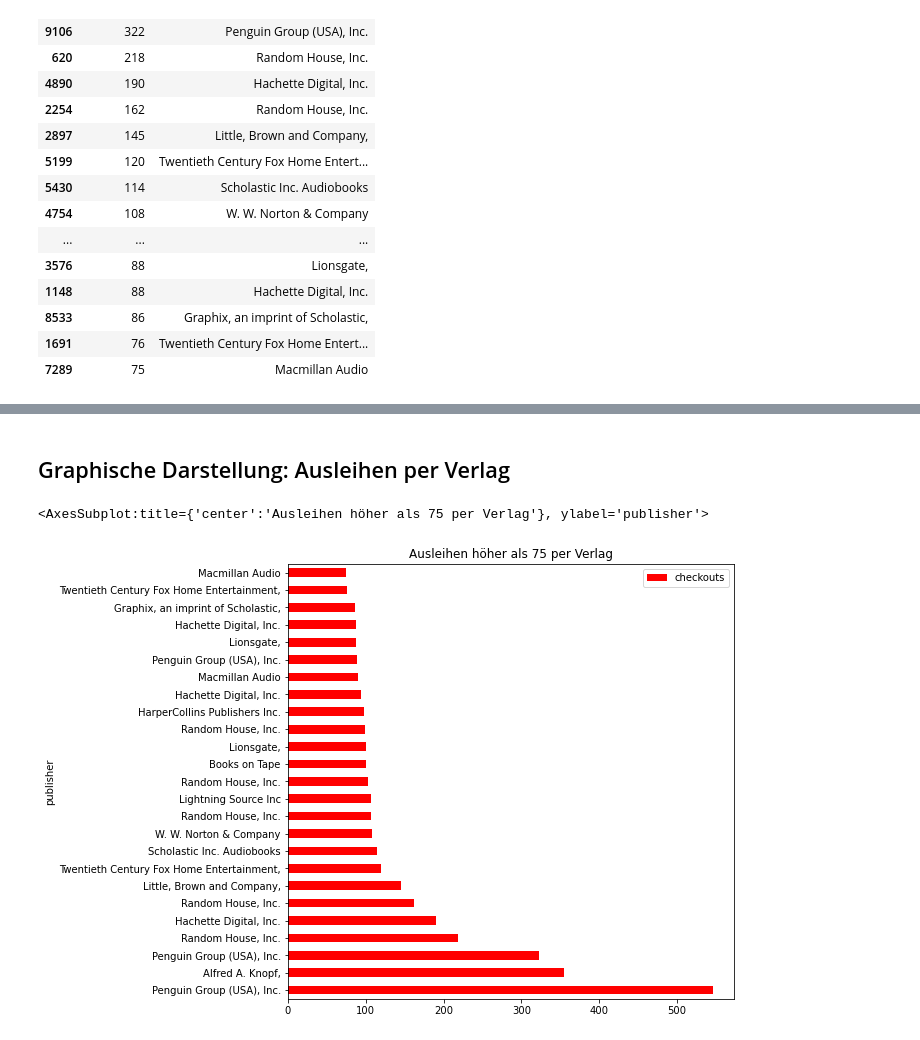
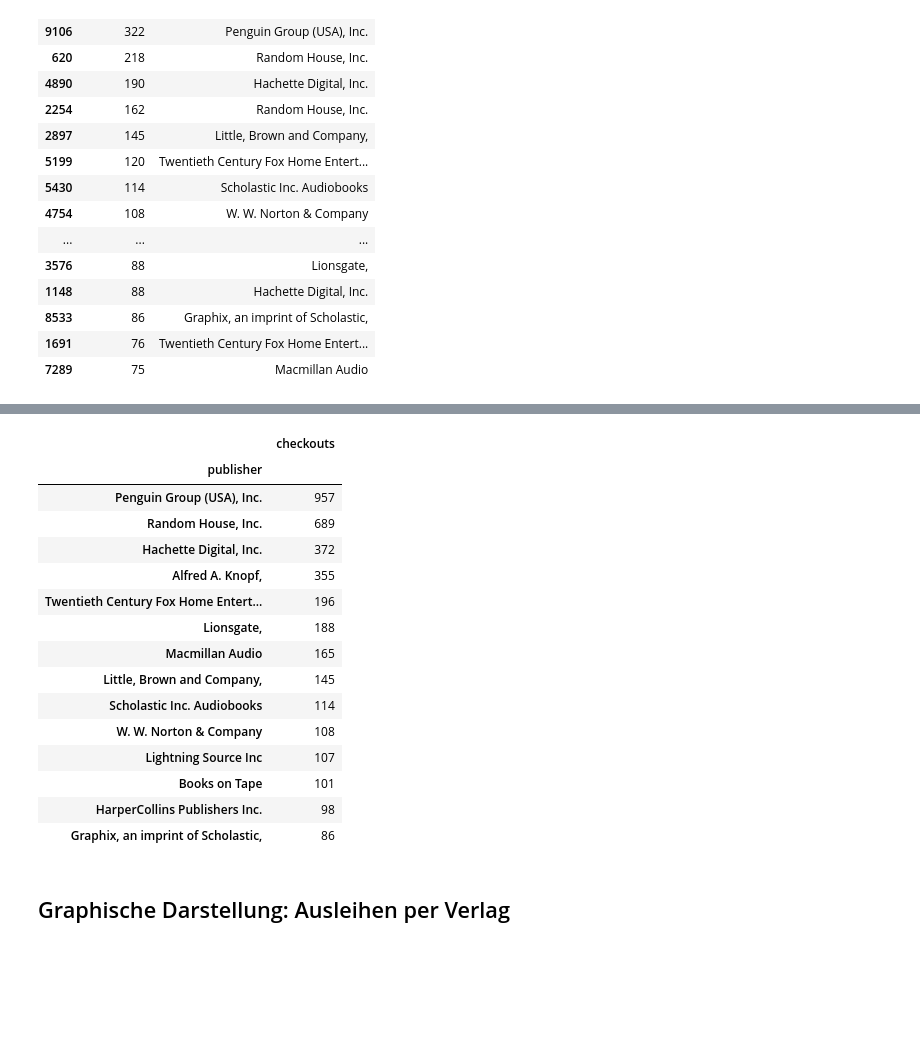
Before and after one commit to schumahe/2021-11-29_DL_Heinke_Schumacher, a Jupyter notebook: Modul_1/python/title_publisher_more_than_75_checkouts.ipynb, the cells around one changed output, grey strips where cells are left out. Saved outputs shown, nothing was run; the diff lists cells and outputs as text; code cells hidden in the pictures; blank space fills up the shorter version.

```diff
--- a/Modul_1/python/title_publisher_more_than_75_checkouts.ipynb
+++ b/Modul_1/python/title_publisher_more_than_75_checkouts.ipynb
@@ -179,0 +211,19 @@ checkouts_75_df [["checkouts", "publisher"]]
+# %%
+checkouts_75_publ_df.sort_values(by="checkouts", ascending=False)[["checkouts"]]
+# %% [output]
+|  | checkouts |
+| publisher |  |
+| Penguin Group (USA), Inc. | 957 |
+| Random House, Inc. | 689 |
+| Hachette Digital, Inc. | 372 |
+| Alfred A. Knopf, | 355 |
+| Twentieth Century Fox Home Entert... | 196 |
+| Lionsgate, | 188 |
+| Macmillan Audio | 165 |
+| Little, Brown and Company, | 145 |
+| Scholastic Inc. Audiobooks | 114 |
+| W. W. Norton & Company | 108 |
+| Lightning Source Inc | 107 |
+| Books on Tape | 101 |
+| HarperCollins Publishers Inc. | 98 |
+| Graphix, an imprint of Scholastic, | 86 |
@@ -180,7 +232,2 @@ checkouts_75_df [["checkouts", "publisher"]]
 # %% [markdown]
 ## Graphische Darstellung: Ausleihen per Verlag
-# %%
-checkouts_75_df.plot(figsize=(8,8), kind="barh", x="publisher", y=("checkouts"), color="red", title="Ausleihen höher als 75 per Verlag", fontsize=10)
-# %% [output]
-<AxesSubplot:title={'center':'Ausleihen höher als 75 per Verlag'}, ylabel='publisher'>
-[figure, removed]
```
Also changed, not shown: parts of 9 cells of this notebook.
